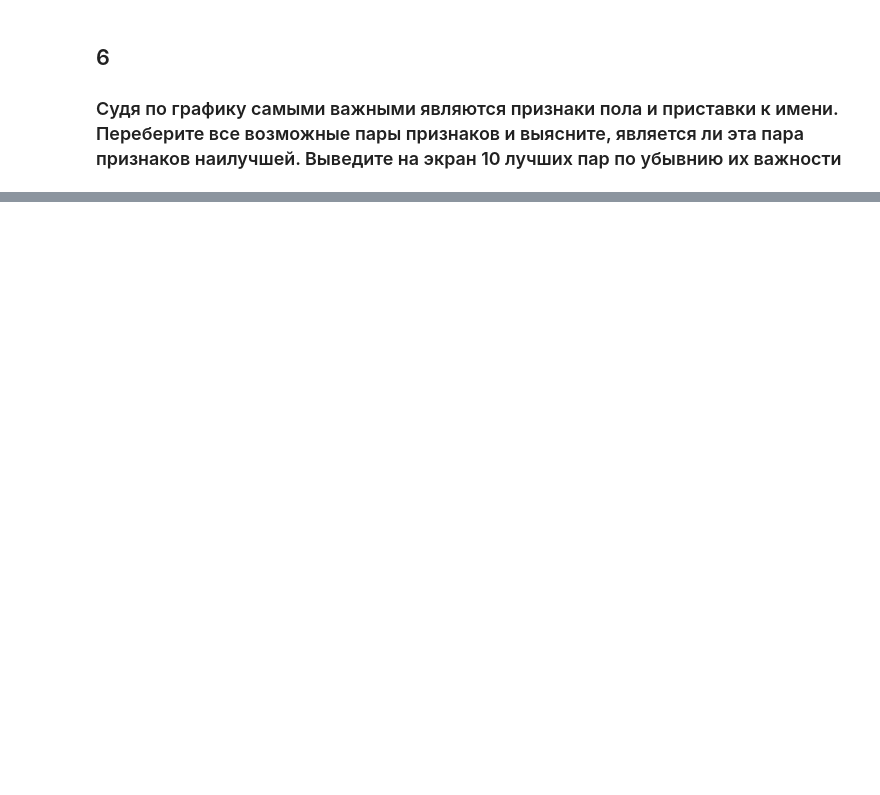
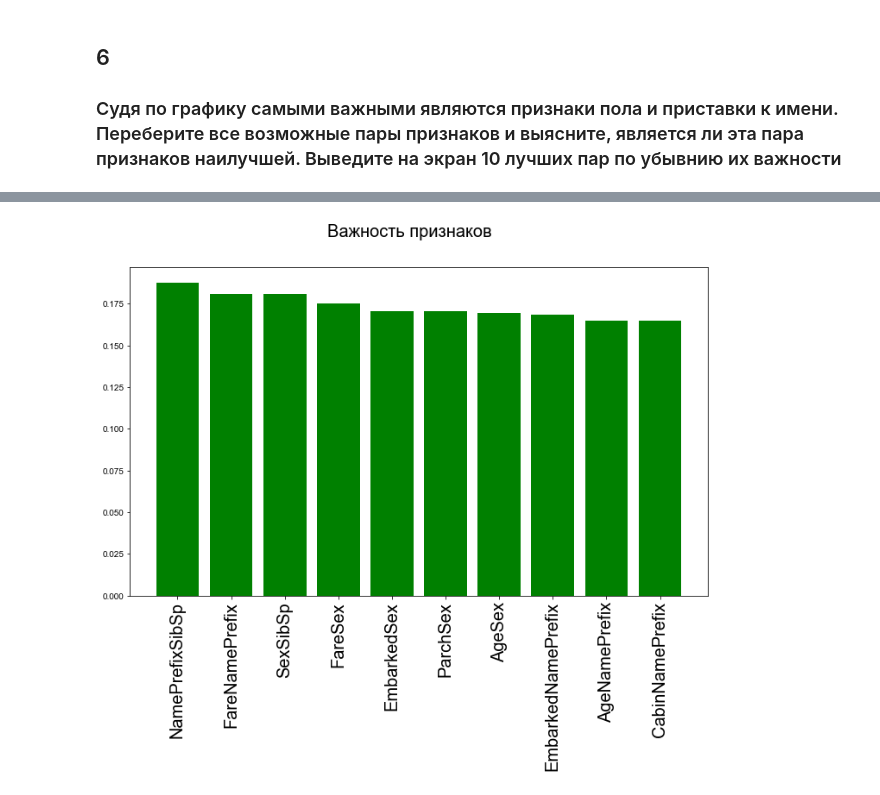
Before and after one commit to Debechelo/MachineLearning, a Jupyter notebook: lab_7/lab7-boosting.ipynb, the cells around one changed output, grey strips where cells are left out. Saved outputs shown, nothing was run; the diff lists cells and outputs as text; code cells hidden in the pictures; blank space fills up the shorter version.

```diff
--- a/lab_7/lab7-boosting.ipynb
+++ b/lab_7/lab7-boosting.ipynb
@@ -112,3 +135,5 @@ _ = fig.suptitle('Важность признаков', fontsize=20)
 # %% [markdown]
 ## 6
 ### Судя по графику самыми важными являются признаки пола и приставки к имени. Переберите все возможные пары признаков и выясните, является ли эта пара признаков наилучшей. Выведите на экран 10 лучших пар по убывнию их важности
+# %%
+main_list = sorted(data1.columns)[:-1]
@@ -114,0 +152,24 @@ _ = fig.suptitle('Важность признаков', fontsize=20)
+# %%
+method = lgb.LGBMClassifier(verbosity=-1)
+# важность признаков
+importance = {}
+for i in range(len(main_list)):
+  for j in range(i+1, len(main_list)):
+    with warnings.catch_warnings():
+      warnings.simplefilter("ignore")
+      prediction = model_selection.cross_val_predict(method,
+                                                    data1.loc[:, [main_list[i], main_list[j]]],
+                                                    data1['Survived'],
+                                                    cv=cv)
+    importance[main_list[i] + main_list[j]] = metrics.accuracy_score(data1['Survived'], prediction)
+
+cols = list(importance.keys())
+fi = np.array([importance[c] for c in cols])
+
+# # мы вычитаем из accuracy качество простой модели предсказания: 'все погибнут'
+fi = fi - np.sum(data1['Survived']==0)/len(data1)
+# %%
+topersa = list(zip(cols, fi))
+topersa.sort(key=lambda i: i[1], reverse=True)
+top10 = topersa[:10]
+top10
@@ -114,0 +187,15 @@ _ = fig.suptitle('Важность признаков', fontsize=20)
+# %%
+mas = []
+names = []
+for elem in top10:
+  names.append(elem[0])
+  mas.append(elem[1])
+# %%
+fig = plt.figure()
+plt.rc('font', family='Arial')
+plt.rcParams['xtick.labelsize'] = 20
+plt.bar(np.arange(10), mas, color='g')
+plt.xticks(np.arange(10), names, rotation='vertical')
+_ = fig.suptitle('Важность признаков', fontsize=20)
+# %% [output]
+[figure, added]
```
Also changed, not shown: parts of 7 cells of this notebook.
